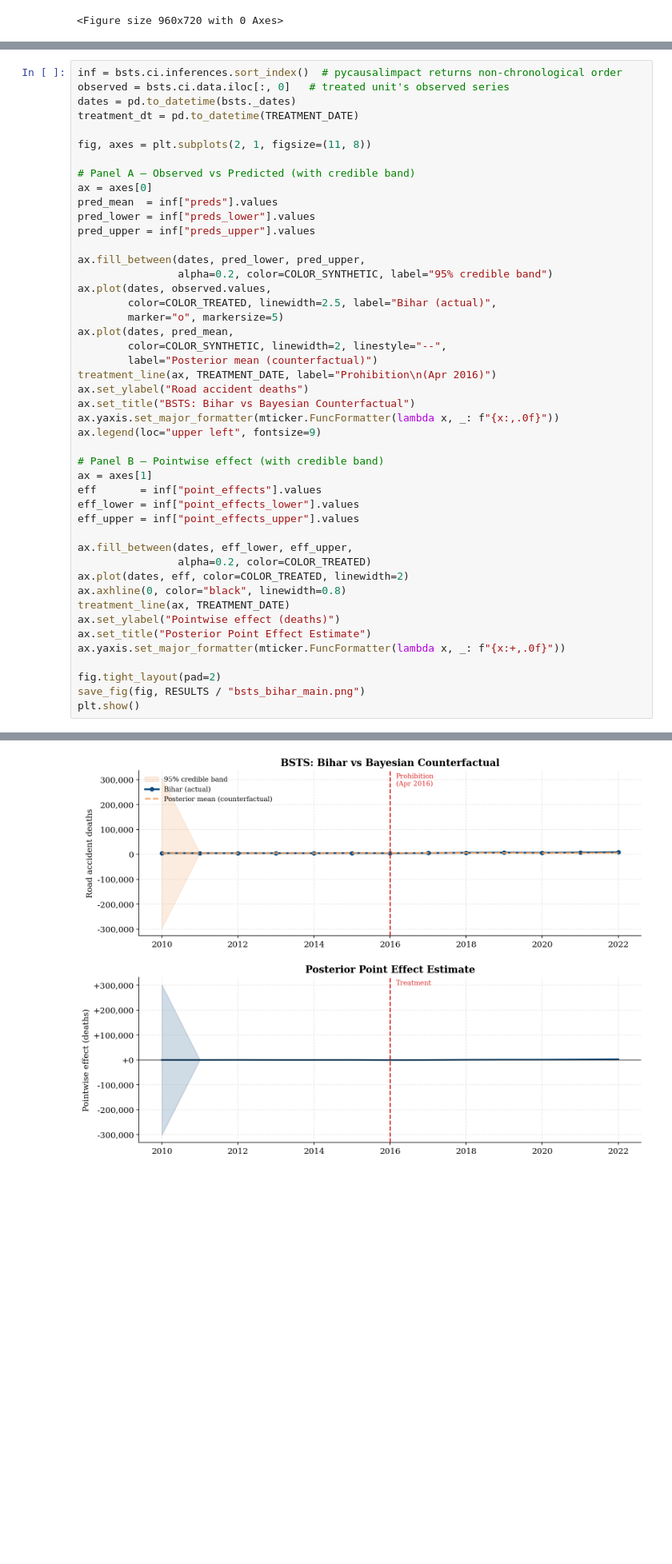
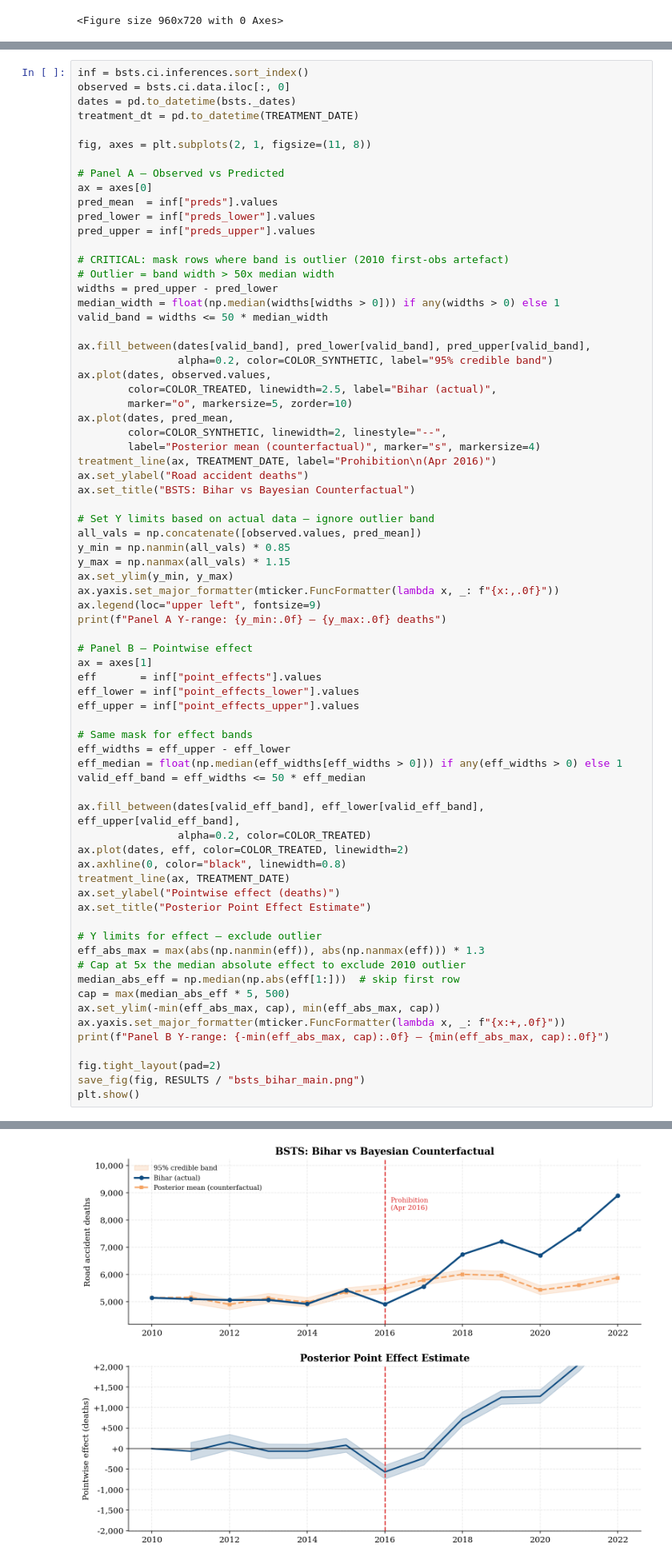
Before and after one commit to amsorrytola/scm-policy-india-, a Jupyter notebook: notebooks/09_bsts_bihar.ipynb, the cells around one changed output, grey strips where cells are left out. Shown at 80% size. Saved outputs shown, nothing was run; the diff lists cells and outputs as text; blank space fills up the shorter version.

Commit message:
bsts: fix notebook figures — mask ±300k 2010 outlier, set explicit ylim

```diff
--- a/notebooks/09_bsts_bihar.ipynb
+++ b/notebooks/09_bsts_bihar.ipynb
@@ -117,47 +117,73 @@ plt.show()
 # %% [markdown]
 ## 3. Custom Publication-Quality Plot
 # %%
-inf = bsts.ci.inferences.sort_index()  # pycausalimpact returns non-chronological order
-observed = bsts.ci.data.iloc[:, 0]   # treated unit's observed series
+inf = bsts.ci.inferences.sort_index()
+observed = bsts.ci.data.iloc[:, 0]
 dates = pd.to_datetime(bsts._dates)
 treatment_dt = pd.to_datetime(TREATMENT_DATE)
 
 fig, axes = plt.subplots(2, 1, figsize=(11, 8))
 
-# Panel A — Observed vs Predicted (with credible band)
+# Panel A — Observed vs Predicted
 ax = axes[0]
 pred_mean  = inf["preds"].values
 pred_lower = inf["preds_lower"].values
 pred_upper = inf["preds_upper"].values
 
-ax.fill_between(dates, pred_lower, pred_upper,
+# CRITICAL: mask rows where band is outlier (2010 first-obs artefact)
+# Outlier = band width > 50x median width
+widths = pred_upper - pred_lower
+median_width = float(np.median(widths[widths > 0])) if any(widths > 0) else 1
+valid_band = widths <= 50 * median_width
+
+ax.fill_between(dates[valid_band], pred_lower[valid_band], pred_upper[valid_band],
                 alpha=0.2, color=COLOR_SYNTHETIC, label="95% credible band")
 ax.plot(dates, observed.values,
         color=COLOR_TREATED, linewidth=2.5, label="Bihar (actual)",
-        marker="o", markersize=5)
+        marker="o", markersize=5, zorder=10)
 ax.plot(dates, pred_mean,
         color=COLOR_SYNTHETIC, linewidth=2, linestyle="--",
-        label="Posterior mean (counterfactual)")
+        label="Posterior mean (counterfactual)", marker="s", markersize=4)
 treatment_line(ax, TREATMENT_DATE, label="Prohibition\n(Apr 2016)")
 ax.set_ylabel("Road accident deaths")
 ax.set_title("BSTS: Bihar vs Bayesian Counterfactual")
+
+# Set Y limits based on actual data — ignore outlier band
+all_vals = np.concatenate([observed.values, pred_mean])
+y_min = np.nanmin(all_vals) * 0.85
+y_max = np.nanmax(all_vals) * 1.15
+ax.set_ylim(y_min, y_max)
 ax.yaxis.set_major_formatter(mticker.FuncFormatter(lambda x, _: f"{x:,.0f}"))
 ax.legend(loc="upper left", fontsize=9)
+print(f"Panel A Y-range: {y_min:.0f} — {y_max:.0f} deaths")
 
-# Panel B — Pointwise effect (with credible band)
+# Panel B — Pointwise effect
 ax = axes[1]
 eff       = inf["point_effects"].values
 eff_lower = inf["point_effects_lower"].values
 eff_upper = inf["point_effects_upper"].values
 
-ax.fill_between(dates, eff_lower, eff_upper,
+# Same mask for effect bands
+eff_widths = eff_upper - eff_lower
+eff_median = float(np.median(eff_widths[eff_widths > 0])) if any(eff_widths > 0) else 1
+valid_eff_band = eff_widths <= 50 * eff_median
+
+ax.fill_between(dates[valid_eff_band], eff_lower[valid_eff_band], eff_upper[valid_eff_band],
                 alpha=0.2, color=COLOR_TREATED)
 ax.plot(dates, eff, color=COLOR_TREATED, linewidth=2)
 ax.axhline(0, color="black", linewidth=0.8)
 treatment_line(ax, TREATMENT_DATE)
 ax.set_ylabel("Pointwise effect (deaths)")
 ax.set_title("Posterior Point Effect Estimate")
+
+# Y limits for effect — exclude outlier
+eff_abs_max = max(abs(np.nanmin(eff)), abs(np.nanmax(eff))) * 1.3
+# Cap at 5x the median absolute effect to exclude 2010 outlier
+median_abs_eff = np.median(np.abs(eff[1:]))  # skip first row
+cap = max(median_abs_eff * 5, 500)
+ax.set_ylim(-min(eff_abs_max, cap), min(eff_abs_max, cap))
 ax.yaxis.set_major_formatter(mticker.FuncFormatter(lambda x, _: f"{x:+,.0f}"))
+print(f"Panel B Y-range: {-min(eff_abs_max, cap):.0f} — {min(eff_abs_max, cap):.0f}")
 
 fig.tight_layout(pad=2)
 save_fig(fig, RESULTS / "bsts_bihar_main.png")
@@ -166,5 +194,5 @@ plt.show()
   Saved: ../results/figures/bsts_bihar_main.png
-[figure, old version]
+[figure, new version]
 # %% [markdown]
 ## 4. Year-by-Year BSTS Estimates
 # %%
```
Also changed, not shown: parts of 5 cells of this notebook, 4 other files.
